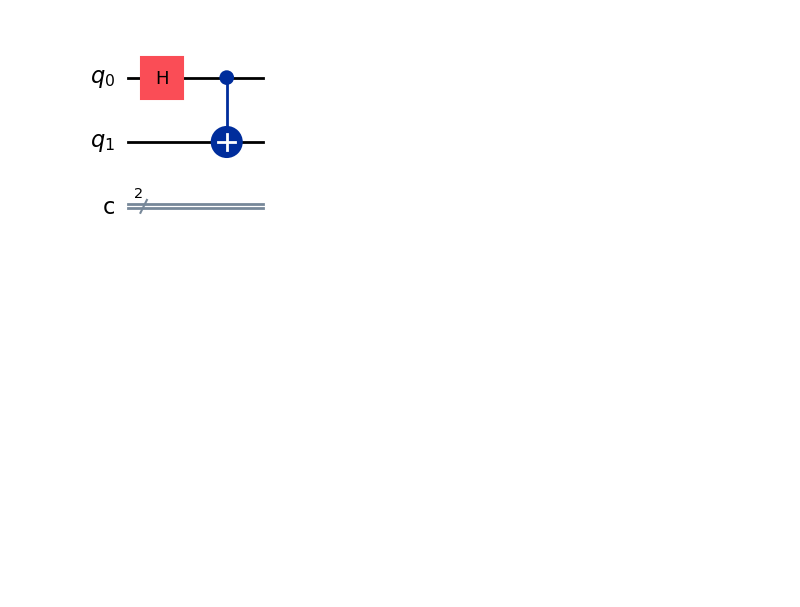
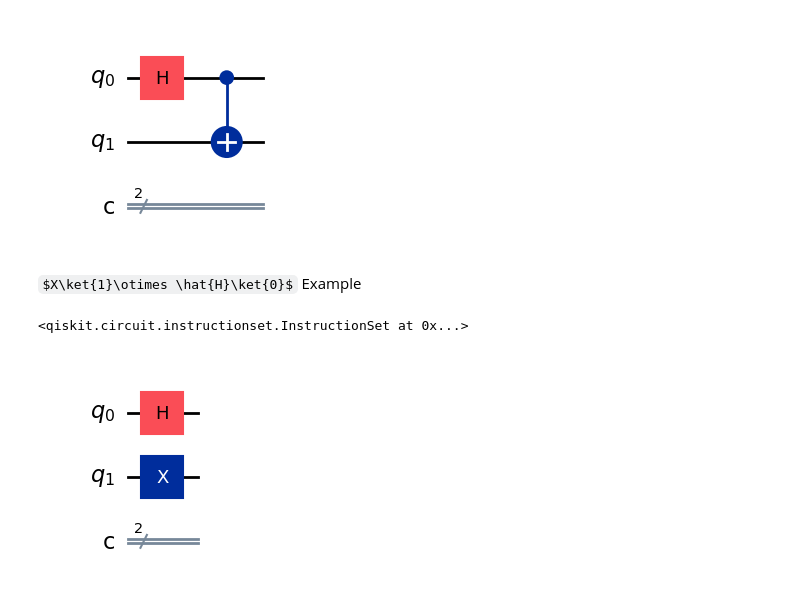
Before and after one commit to Ha-Nul/Codes, a Jupyter notebook: Python/Qiskit/2025-08-04_Entanglement.ipynb, the cells around one changed output. Cells and saved outputs as stored; diff of their text form; code cells hidden in the pictures; some formulas as TeX source; blank space fills up the shorter version.

```diff
--- a/Python/Qiskit/2025-08-04_Entanglement.ipynb
+++ b/Python/Qiskit/2025-08-04_Entanglement.ipynb
@@ -26,3 +26,15 @@ print(counts)
 qc.draw('mpl')
 # %% [output]
 [figure]
+# %% [markdown]
+$X\ket{1}\otimes \hat{H}\ket{0}$ Example
+# %%
+qc = QuantumCircuit(2,2)
+qc.x(1)
+qc.h(0)
+# %% [output]
+<qiskit.circuit.instructionset.InstructionSet at 0x...>
+# %%
+qc.draw('mpl')
+# %% [output]
+[figure, added]
```
Also changed, not shown: 10 other files.
